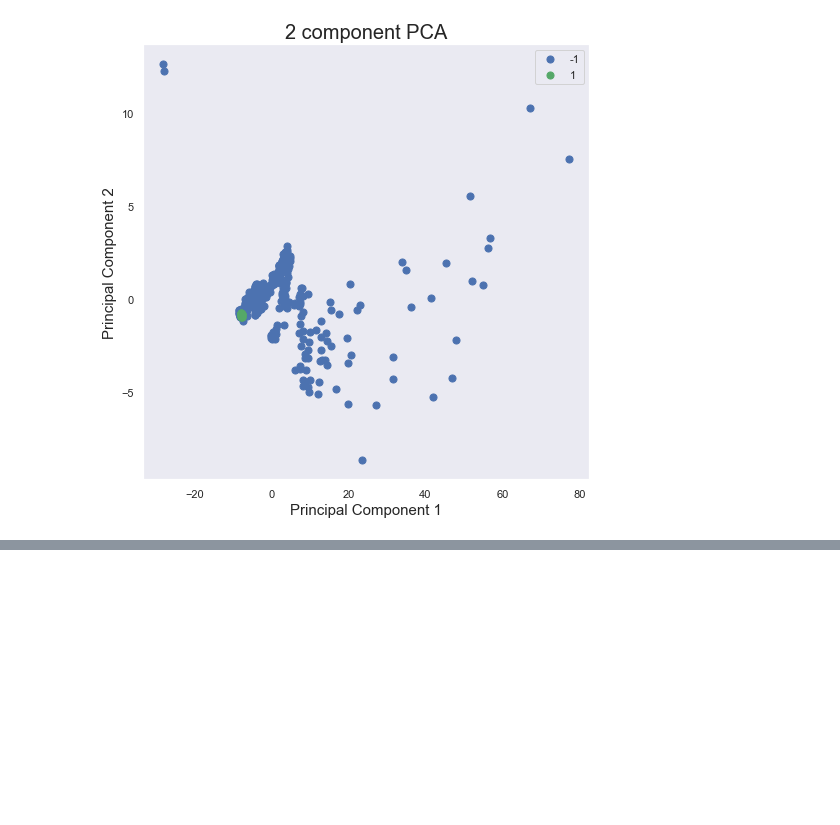
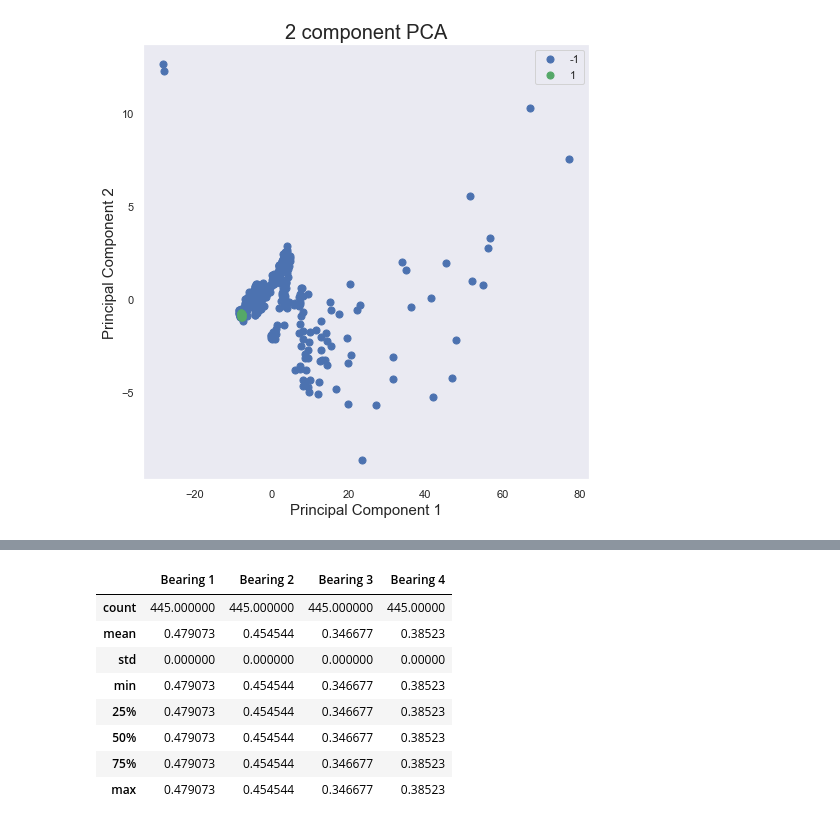
Before and after one commit to forallx94/Sequential_Anomaly_detecion, a Jupyter notebook: Sensor Anomaly Detection.ipynb, the cells around one changed output, grey strips where cells are left out. Drawn from its saved outputs; the diff is of its cells as text; code cells hidden in the pictures; blank space fills up the shorter version.

```diff
--- a/Sensor Anomaly Detection.ipynb
+++ b/Sensor Anomaly Detection.ipynb
@@ -603,0 +630,12 @@ plt.show()
+# %%
+X_pred.describe()
+# %% [output]
+|  | Bearing 1 | Bearing 2 | Bearing 3 | Bearing 4 |
+| count | 445.000000 | 445.000000 | 445.000000 | 445.00000 |
+| mean | 0.479073 | 0.454544 | 0.346677 | 0.38523 |
+| std | 0.000000 | 0.000000 | 0.000000 | 0.00000 |
+| min | 0.479073 | 0.454544 | 0.346677 | 0.38523 |
+| 25% | 0.479073 | 0.454544 | 0.346677 | 0.38523 |
+| 50% | 0.479073 | 0.454544 | 0.346677 | 0.38523 |
+| 75% | 0.479073 | 0.454544 | 0.346677 | 0.38523 |
+| max | 0.479073 | 0.454544 | 0.346677 | 0.38523 |
```
Also changed, not shown: parts of 14 cells of this notebook, 7 other files.
